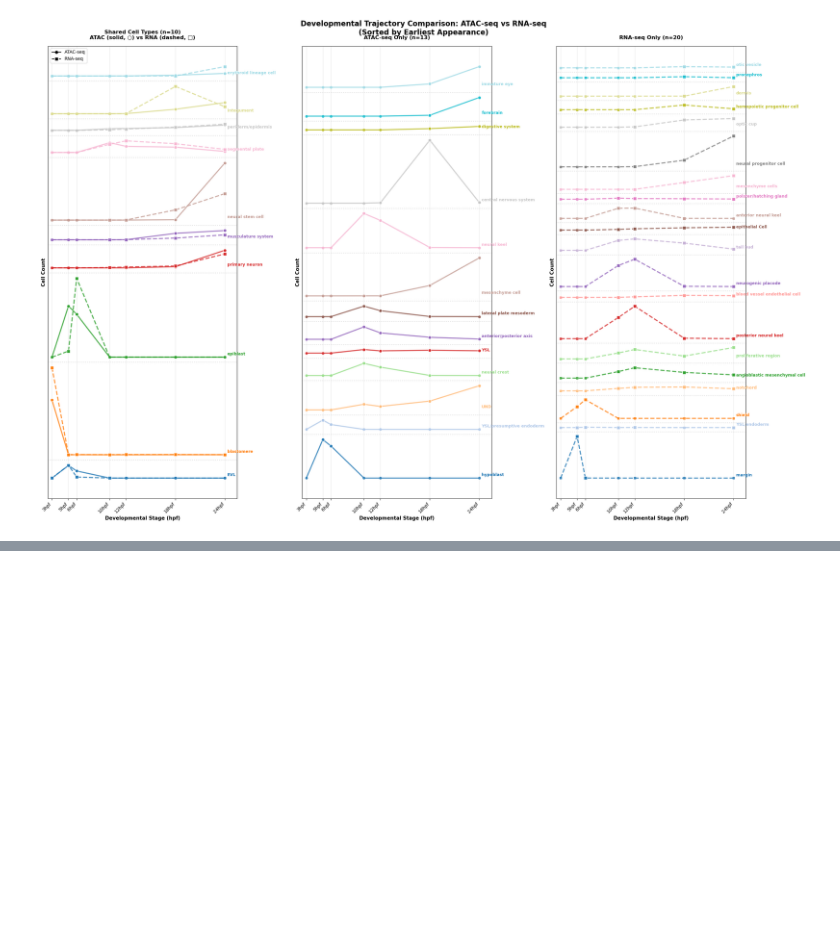
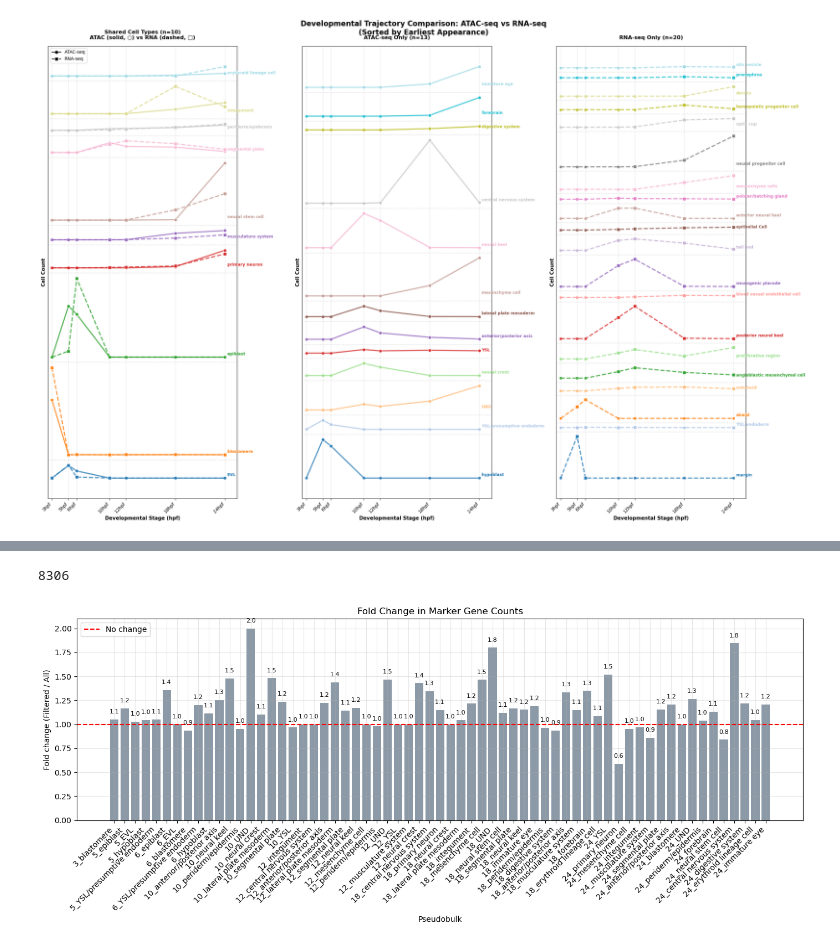
Before and after one commit to mourouzidou/zebrafish_development, a Jupyter notebook: notebooks/embryo/prepare_RNA_data.ipynb, the cells around one changed output, grey strips where cells are left out. Saved outputs shown, nothing was run; the diff lists cells and outputs as text; code cells hidden in the pictures; blank space fills up the shorter version.

Commit message:
fix the rna dataset to have all genes instead of markers only

```diff
--- a/notebooks/embryo/prepare_RNA_data.ipynb
+++ b/notebooks/embryo/prepare_RNA_data.ipynb
@@ -142,0 +191,12 @@ plt.show()
+# %%
+marker_genes_set = marker_genes_celltype_high_exp_genes.values() # create a marker gene hyperset to only consider the genes that are in the marker genes set
+marker_genes_set = {gene for sublist in marker_genes_set for gene in sublist}
+len(marker_genes_set)
+# %% [output]
+8306
+# %%
+
+results = plot_marker_gene_fold_change(marker_genes_pseudobulk,
+    marker_genes_pseudobulk_high_exp_genes)
+# %% [output]
+[figure, added]
```
Also changed, not shown: parts of 21 cells of this notebook, 3 other files.
